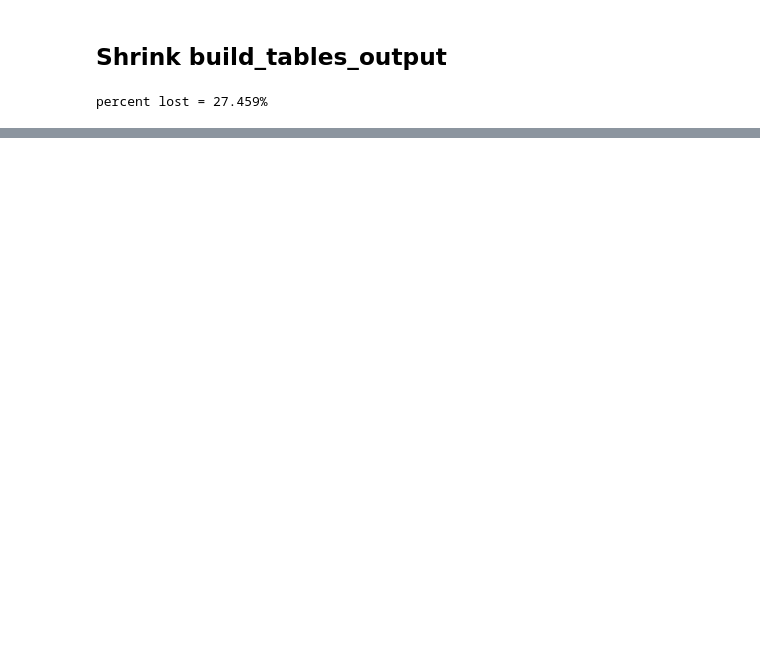
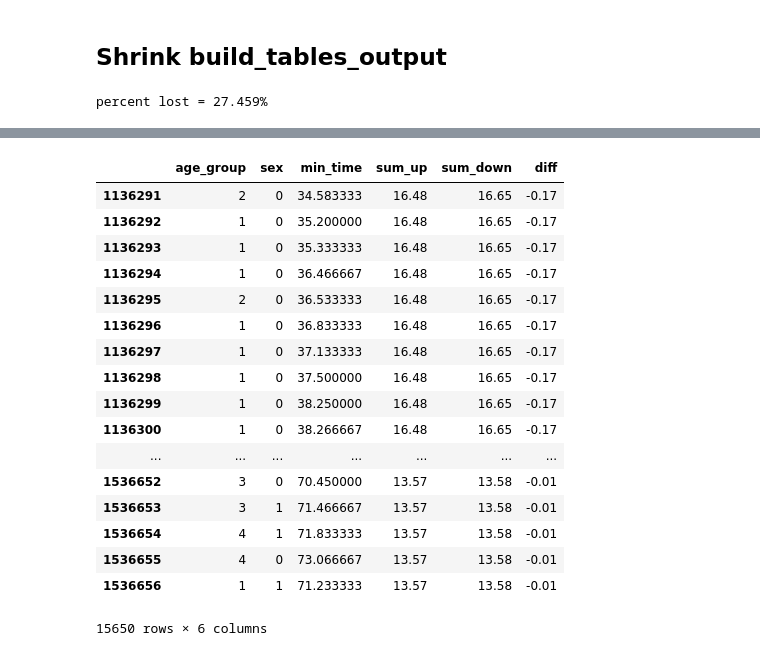
Before and after one commit to freddyox/letsdothis, a Jupyter notebook: clean_build_tables.ipynb, the cells around one changed output, grey strips where cells are left out. Drawn from its saved outputs; the diff is of its cells as text; code cells hidden in the pictures; blank space fills up the shorter version.

```diff
--- a/clean_build_tables.ipynb
+++ b/clean_build_tables.ipynb
@@ -74,0 +195,14 @@ dfnew=dfnew[dfnew.race_title == '10K']
+# %%
+Y = []
+for index,row in dfnew.iterrows():
+    sex  = row.sex
+    age  = row.age_group
+    time = row.min_time
+    ID   = row.meeting_id
+    temp = dftimes.loc[(dftimes['age_group']==age) &
+                          (dftimes['sex']==sex) &
+                          (dftimes['meeting_id'] == ID)]
+    avg_time = (temp.min_time).item()
+    #print(avg_time.item(), sex, age, time, ID)
+    Y.append(0 if (time<=avg_time) else 1)
+    #Y.append(time-avg_time)
@@ -74,0 +266,21 @@ dfnew=dfnew[dfnew.race_title == '10K']
+# %%
+X
+# %% [output]
+|  | age_group | sex | min_time | sum_up | sum_down | diff |
+| 1136291 | 2 | 0 | 34.583333 | 16.48 | 16.65 | -0.17 |
+| 1136292 | 1 | 0 | 35.200000 | 16.48 | 16.65 | -0.17 |
+| 1136293 | 1 | 0 | 35.333333 | 16.48 | 16.65 | -0.17 |
+| 1136294 | 1 | 0 | 36.466667 | 16.48 | 16.65 | -0.17 |
+| 1136295 | 2 | 0 | 36.533333 | 16.48 | 16.65 | -0.17 |
+| 1136296 | 1 | 0 | 36.833333 | 16.48 | 16.65 | -0.17 |
+| 1136297 | 1 | 0 | 37.133333 | 16.48 | 16.65 | -0.17 |
+| 1136298 | 1 | 0 | 37.500000 | 16.48 | 16.65 | -0.17 |
+| 1136299 | 1 | 0 | 38.250000 | 16.48 | 16.65 | -0.17 |
+| 1136300 | 1 | 0 | 38.266667 | 16.48 | 16.65 | -0.17 |
+| ... | ... | ... | ... | ... | ... | ... |
+| 1536652 | 3 | 0 | 70.450000 | 13.57 | 13.58 | -0.01 |
+| 1536653 | 3 | 1 | 71.466667 | 13.57 | 13.58 | -0.01 |
+| 1536654 | 4 | 1 | 71.833333 | 13.57 | 13.58 | -0.01 |
+| 1536655 | 4 | 0 | 73.066667 | 13.57 | 13.58 | -0.01 |
+| 1536656 | 1 | 1 | 71.233333 | 13.57 | 13.58 | -0.01 |
+15650 rows × 6 columns
```
Also changed, not shown: parts of 45 cells of this notebook, 4 other files.
